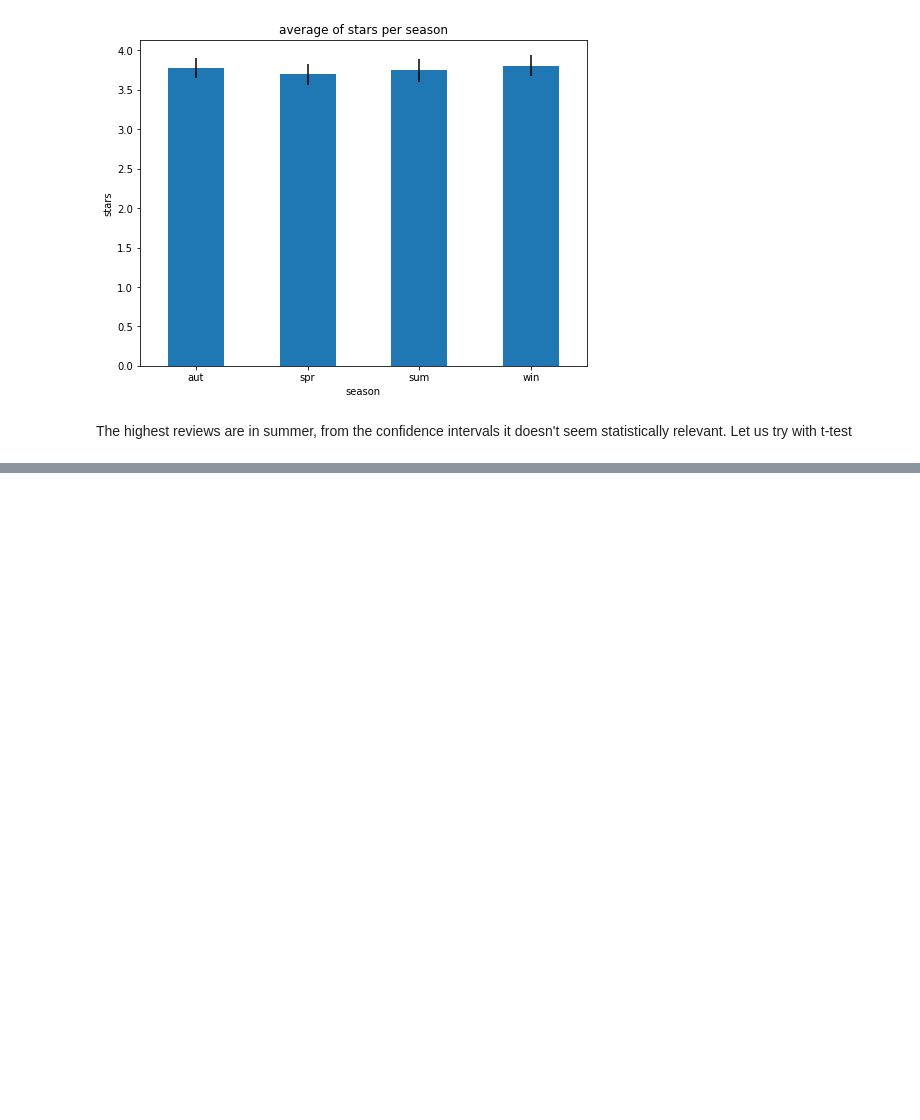
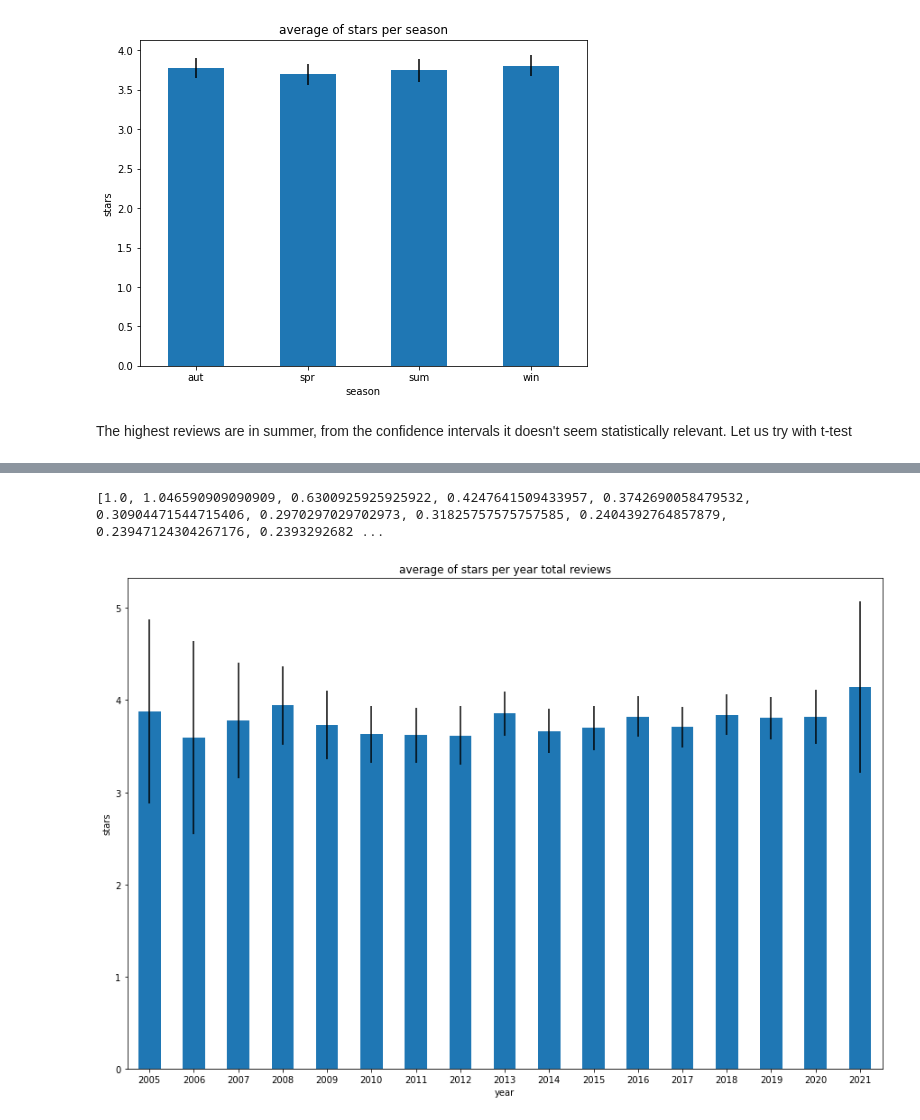
Before and after one commit to lucarossi9/Statistical-computation-project-2, a Jupyter notebook: evaluating the evolution of the ratings.ipynb, the cells around one changed output, grey strips where cells are left out. Cells and saved outputs as stored; diff of their text form; code cells hidden in the pictures; blank space fills up the shorter version.

```diff
--- a/evaluating the evolution of the ratings.ipynb
+++ b/evaluating the evolution of the ratings.ipynb
@@ -622,0 +631,2 @@ The difference is still not significant
+# %%
+reviews = reviews.sample(6209)
@@ -622,0 +651,2 @@ The difference is still not significant
+# %%
+reviews = reviews.drop(columns=['user_id', 'useful', 'funny', 'cool', 'text', 'business_id', 'review_id'])
@@ -622,0 +669,2 @@ The difference is still not significant
+# %%
+reviews.date = reviews['date'].apply(lambda x : datetime.strptime(x, '%Y-%m-%d %H:%M:%S'))
@@ -622,0 +687,17 @@ The difference is still not significant
+# %%
+lengths = []
+for i in range(2005, 2022):
+    data = reviews.groupby(reviews['date'].dt.year)["stars"].get_group(i).values
+    lengths.append(bootstrap_CI(data, 1000)[1]-bootstrap_CI(data, 1000)[0])
+print(lengths)
+# %% [output]
+[1.0, 1.046590909090909, 0.6300925925925922, 0.4247641509433957, 0.3742690058479532, 0.30904471544715406, 0.2970297029702973, 0.31825757575757585, 0.2404392764857879, 0.23947124304267176, 0.2393292682 ...
+# %%
+reviews.groupby(reviews['date'].dt.year)["stars"].mean().plot(
+    kind='bar', rot=0, figsize=(15,10), yerr = lengths)
+plt.ylabel('stars')
+plt.xlabel('year')
+plt.title('average of stars per year total reviews')
+plt.show()
+# %% [output]
+[figure, added]
```
Also changed, not shown: parts of 39 cells of this notebook.
